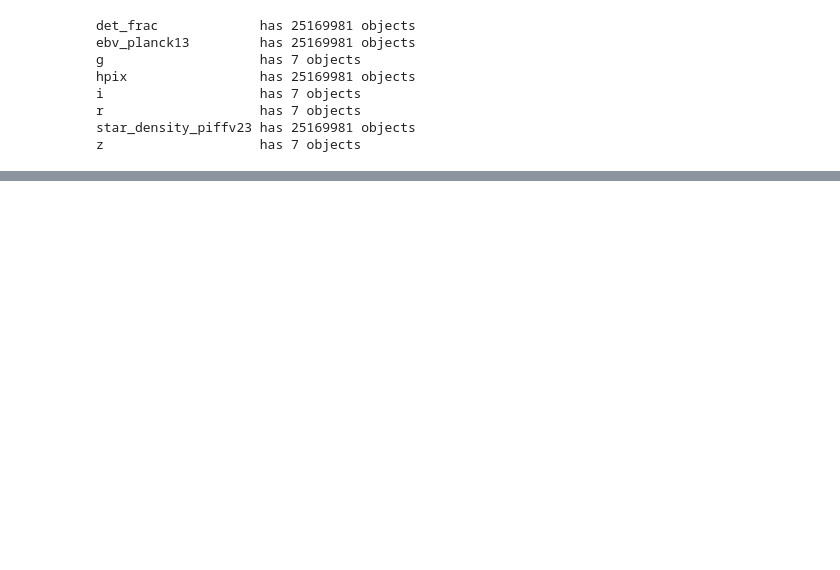
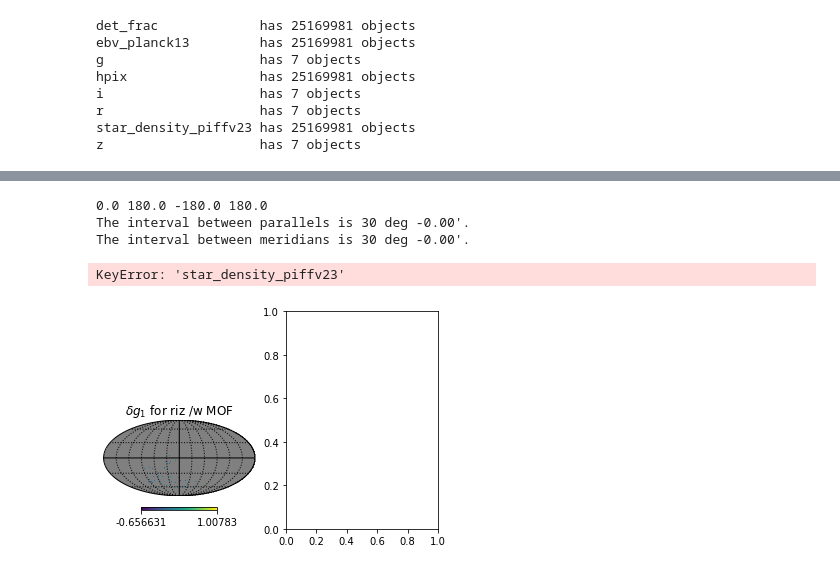
Before and after one commit to aa-12323/balrog_mcal, a Jupyter notebook: lib/healpix.ipynb, the cells around one changed output, grey strips where cells are left out. Saved outputs shown, nothing was run; the diff lists cells and outputs as text; code cells hidden in the pictures; blank space fills up the shorter version.

Commit message:
add GOLD correlation

```diff
--- a/lib/healpix.ipynb
+++ b/lib/healpix.ipynb
@@ -137,16 +307,18 @@ hp.mollview(gold_df['ebv_planck13'].to_numpy(),nest=True)
 # %%
 downgraded_maps={}
 for key,value in ipix_maps.items():
-    downgraded_maps[key]=hp.pixelfunc.ud_grade(value, NSIDE, order_in='NESTED', order_out='NESTED')
+    downgraded_maps[key]=hp.pixelfunc.ud_grade(value, NSIDE, order_in='NESTED', order_out='NESTED',pess=True)
 # %%
 gold_df_downgraded=pd.DataFrame(data=downgraded_maps,index=G_INDEX)
+# %%
+gold_df_all=pd.concat([gold_df_downgraded,gold_df_band],axis=1,join='inner')
 # %%
 gold_join_delta_g_list=[None]*4
 for i,catalog in enumerate(ipix_sorted_filtered_grouped):
-        gold_join_delta_g_list[i]=pd.concat([catalog,gold_df_downgraded],axis=1,join='inner')
+        gold_join_delta_g_list[i]=pd.concat([catalog,gold_df_all],axis=1,join='inner')
         gold_join_delta_g_list[i].index.name="ipix"
 # %%
-gng_filled_list=[fill_for_plot(df,['delta_g1','delta_g2','ebv_planck13','star_density_piffv23','det_frac']) for df in gold_join_delta_g_list]
+gng_filled_list=[fill_for_plot(df,['delta_g1','delta_g2']) for df in gold_join_delta_g_list]
 # %% [output]
 The propotion of filled pixels is: 0.002887725830078125.
 The propotion of filled pixels is: 0.0029856363932291665.
@@ -162,0 +473,22 @@ The iterable function was deprecated in Matplotlib 3.1 and will be removed in 3.
+# %%
+fig2,(ax1,ax2)=plt.subplots(ncols=2)
+
+plt.axes(ax1)
+hp.mollview(gng_filled_list[0]['delta_g1'].to_numpy(),nest=True,title="$\delta g_1$ for riz /w MOF",hold=True)
+hp.graticule()
+
+plt.axes(ax2)
+hp.mollview(gng_filled_list[0]['star_density_piffv23'].to_numpy(),nest=True,
+            title="Star density plotted on balrog pixels",hold=True)
+hp.graticule()
+
+# plt.title("Comparing $\delta g$ with other data")
+
+plt.savefig('/home/cz136/project/balrog/image/hp/compare.png',dpi=2048)
+plt.close()
+# %% [output]
+0.0 180.0 -180.0 180.0
+The interval between parallels is 30 deg -0.00'.
+The interval between meridians is 30 deg -0.00'.
+KeyError: 'star_density_piffv23'
+[figure, added]
```
Also changed, not shown: parts of 45 cells of this notebook, 1 other file.
